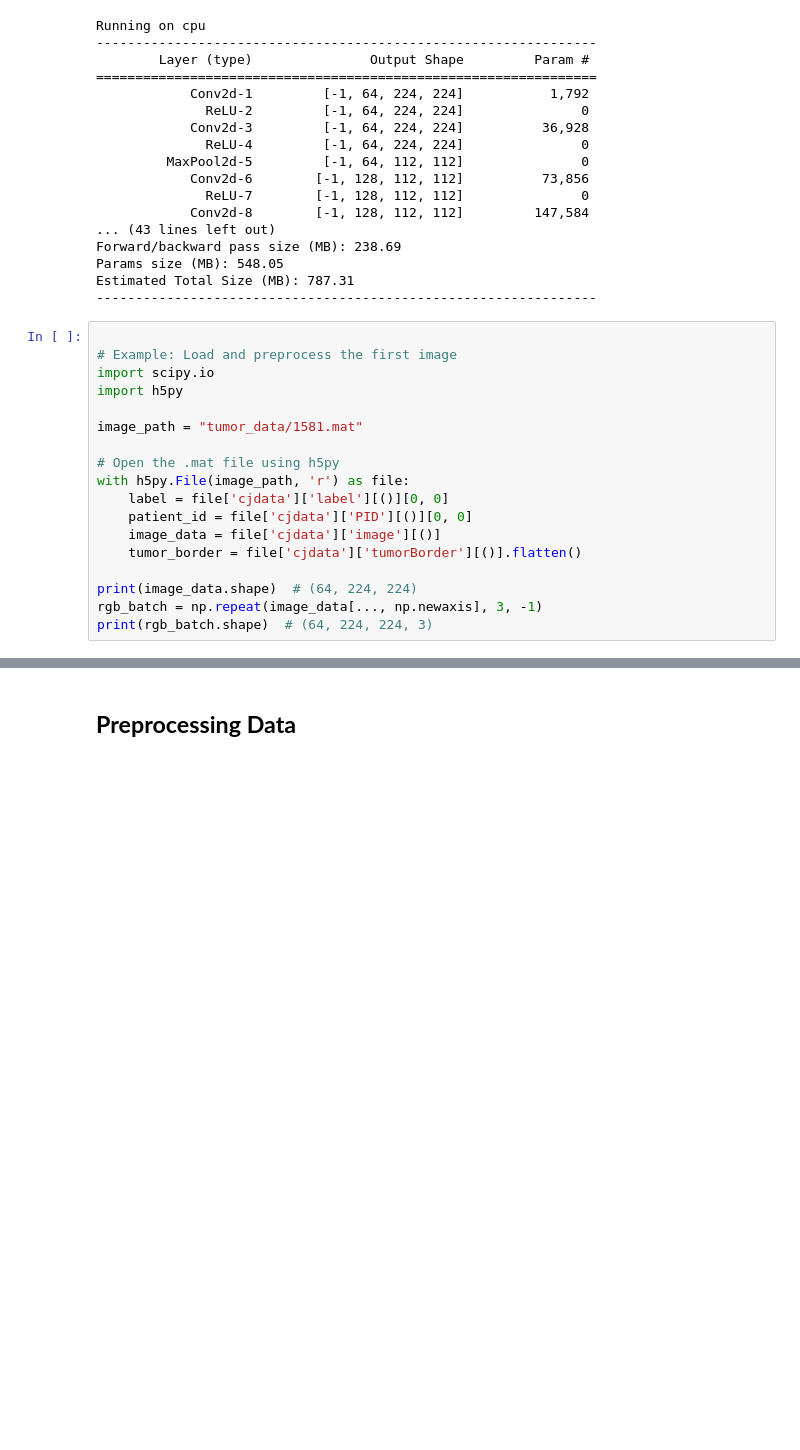
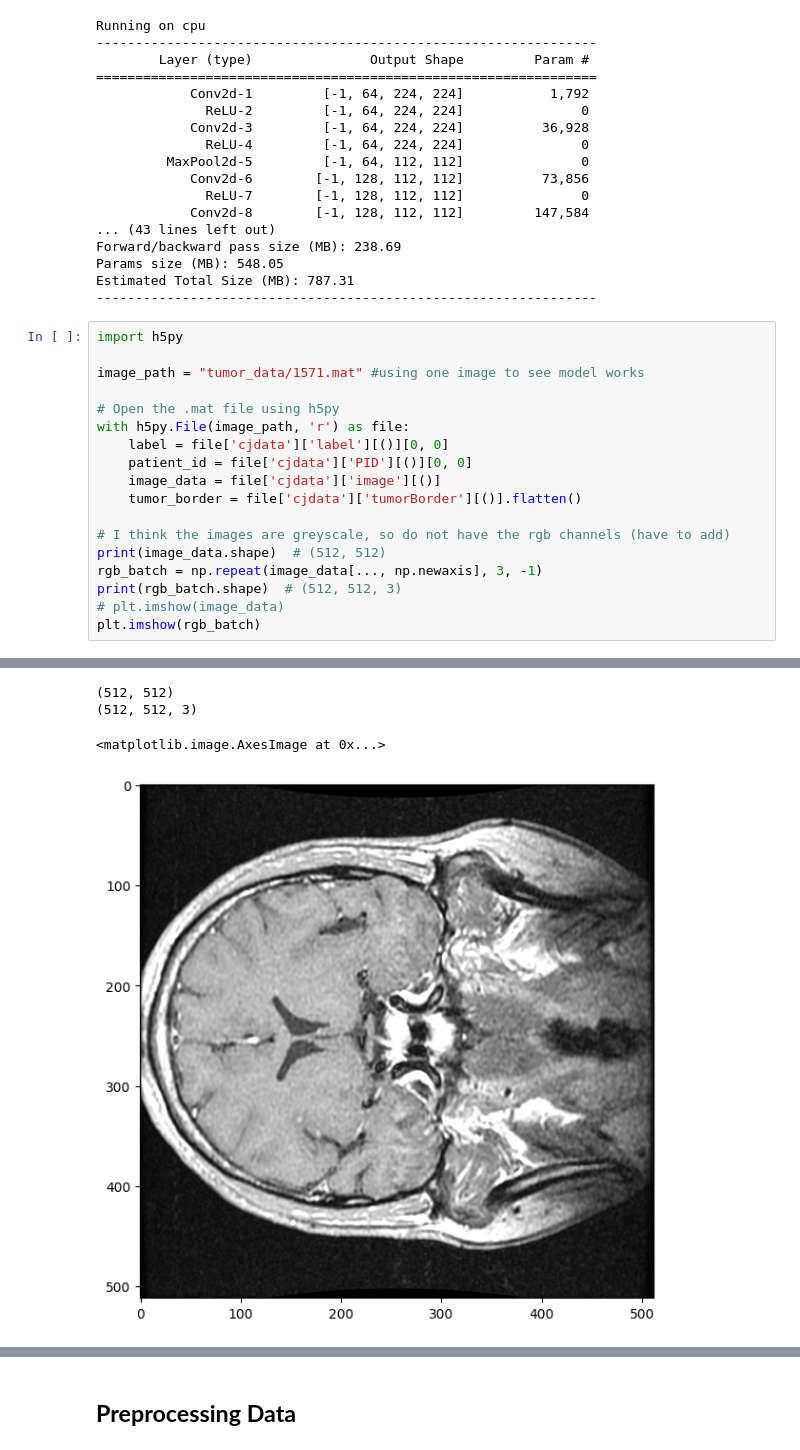
Before and after one commit to mayan9868/final_project1291, a Jupyter notebook: FinalProject1291.ipynb, the cells around one changed output, grey strips where cells are left out. Saved outputs shown, nothing was run; the diff lists cells and outputs as text; blank space fills up the shorter version.

```diff
--- a/FinalProject1291.ipynb
+++ b/FinalProject1291.ipynb
@@ -88,12 +88,9 @@ Params size (MB): 548.05
 Estimated Total Size (MB): 787.31
 ----------------------------------------------------------------
 # %%
-
-# Example: Load and preprocess the first image
-import scipy.io
 import h5py
 
-image_path = "tumor_data/1581.mat"
+image_path = "tumor_data/1571.mat" #using one image to see model works
 
 # Open the .mat file using h5py
 with h5py.File(image_path, 'r') as file:
@@ -102,7 +99,10 @@ with h5py.File(image_path, 'r') as file:
     image_data = file['cjdata']['image'][()]
     tumor_border = file['cjdata']['tumorBorder'][()].flatten()
 
-print(image_data.shape)  # (64, 224, 224)
+# I think the images are greyscale, so do not have the rgb channels (have to add)
+print(image_data.shape)  # (512, 512)
 rgb_batch = np.repeat(image_data[..., np.newaxis], 3, -1)
-print(rgb_batch.shape)  # (64, 224, 224, 3)
+print(rgb_batch.shape)  # (512, 512, 3)
+# plt.imshow(image_data)
+plt.imshow(rgb_batch)
 # %% [output]
@@ -111 +110,5 @@ print(rgb_batch.shape)  # (64, 224, 224, 3)
+(512, 512)
+(512, 512, 3)
+<matplotlib.image.AxesImage at 0x...>
+[figure, added]
 # %%
```
Also changed, not shown: parts of 3 cells of this notebook.
